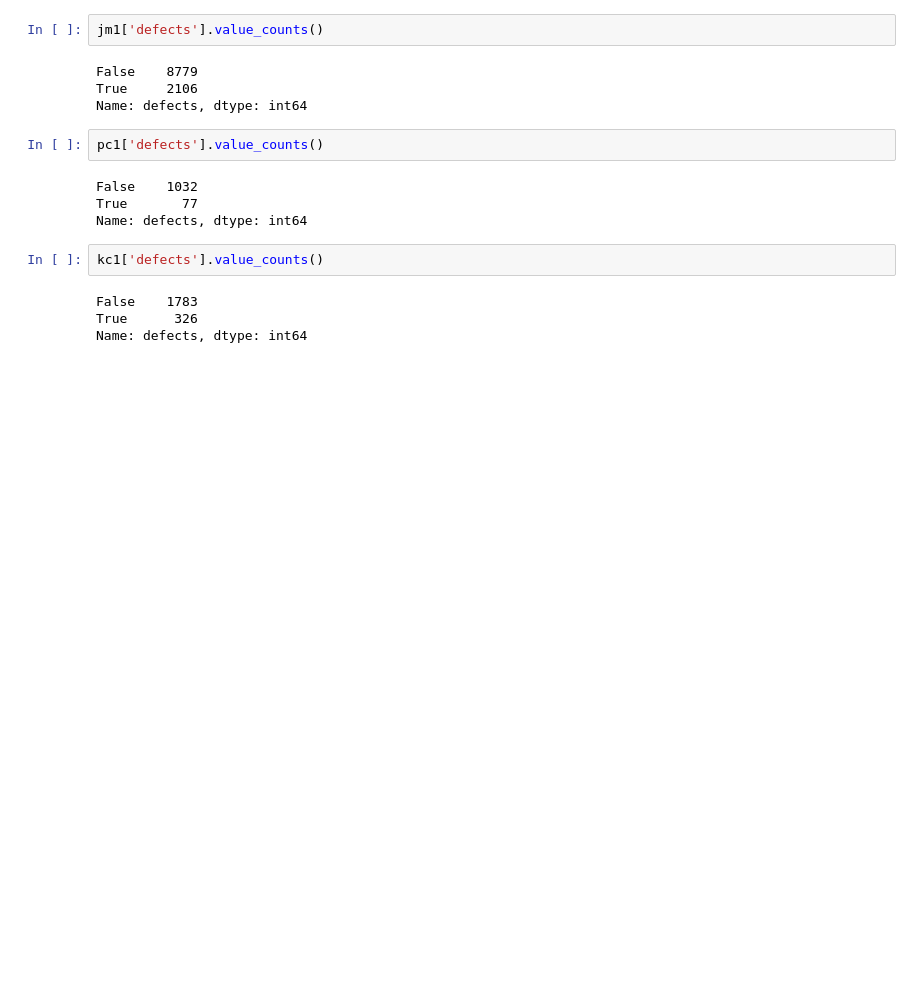
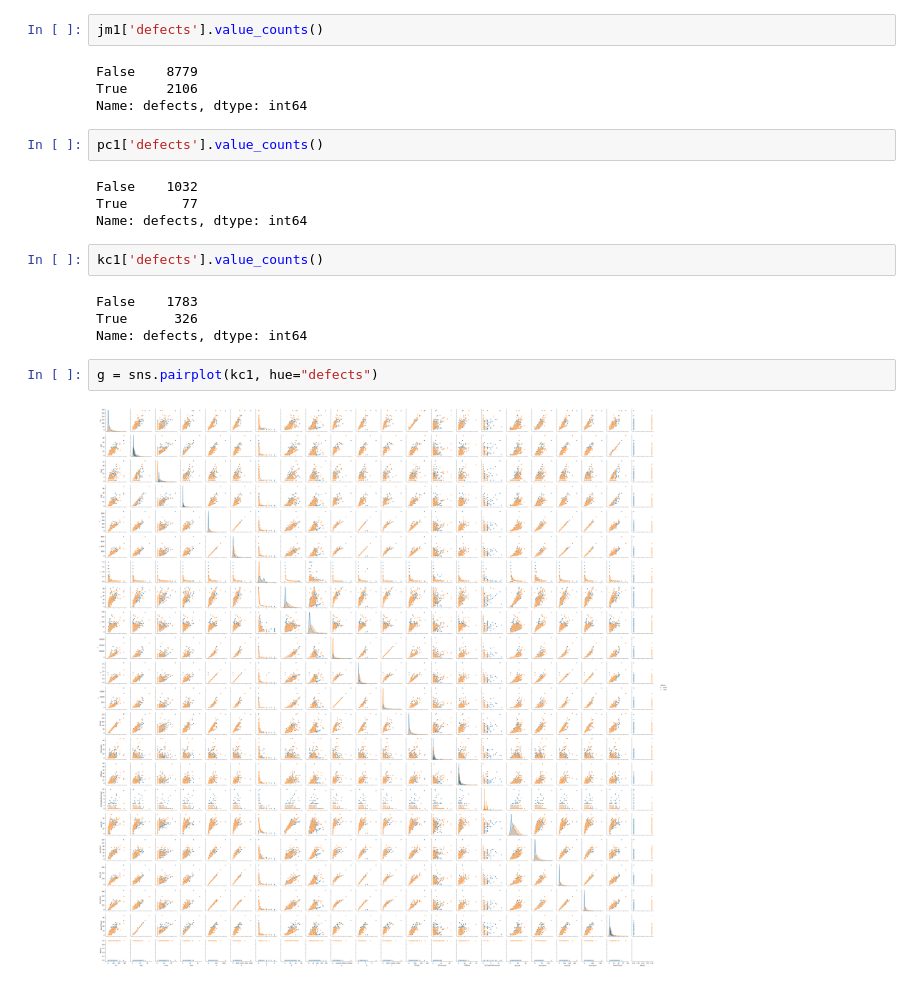
Before and after one commit to Pssales/Data-Science-Project, a Jupyter notebook: dataset2.ipynb, the cells around one changed output. Saved outputs shown, nothing was run; the diff lists cells and outputs as text; blank space fills up the shorter version.

```diff
--- a/dataset2.ipynb
+++ b/dataset2.ipynb
@@ -111,6 +111,10 @@ kc1['defects'].value_counts()
 False    1783
 True      326
 Name: defects, dtype: int64
+# %%
+g = sns.pairplot(kc1, hue="defects")
+# %% [output]
+[figure, added]
 # %%
 f,ax = plt.subplots(figsize = (20, 20))
 sns.heatmap(jm1.corr(), annot = True, linewidths = .5, fmt = '.2f')
```
Also changed, not shown: parts of 13 cells of this notebook, 8 other files.
